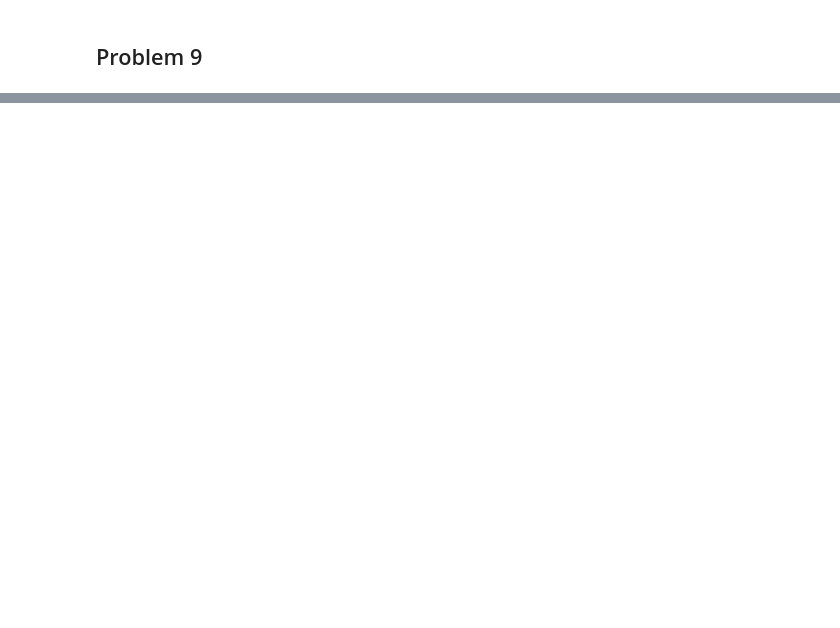
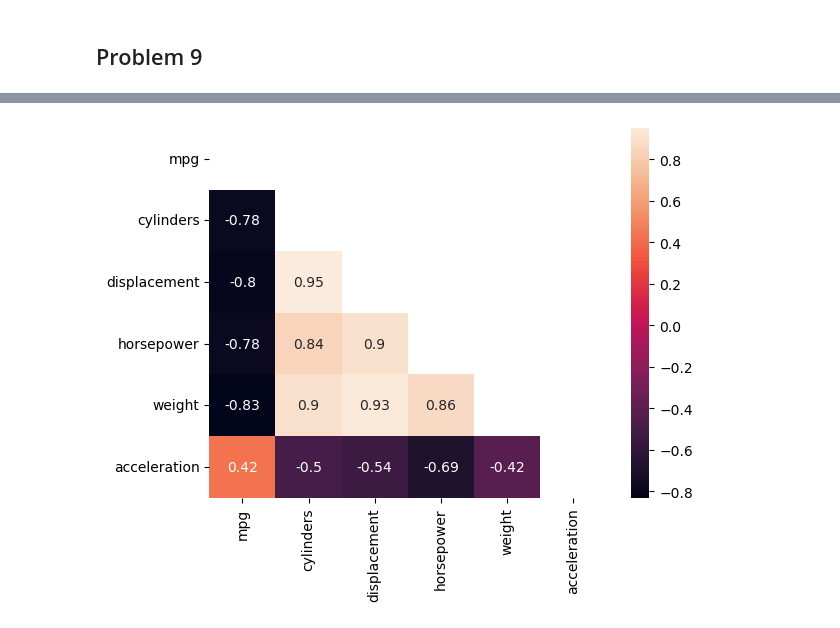
Before and after one commit to ml-ryanlee/islp, a Jupyter notebook: chapter2exercises.ipynb, the cells around one changed output, grey strips where cells are left out. Cells and saved outputs as stored; diff of their text form; code cells hidden in the pictures; blank space fills up the shorter version.

```diff
--- a/chapter2exercises.ipynb
+++ b/chapter2exercises.ipynb
@@ -162,0 +232,11 @@ print(auto_redac.shape[0]==(auto.shape[0]-auto_test.shape[0]))
+# %%
+#9e investigate the quantitative predictors. Use correlation matrix variables to understand relationships.
+auto_num_corr = auto_num.corr()
+
+# get upper triangular only
+matrix = np.triu(auto_num_corr)
+
+# using the upper triangle matrix as mask
+sns.heatmap(auto_num_corr, annot=True, mask=matrix);
+# %% [output]
+[figure, added]
```
Also changed, not shown: parts of 29 cells of this notebook.
